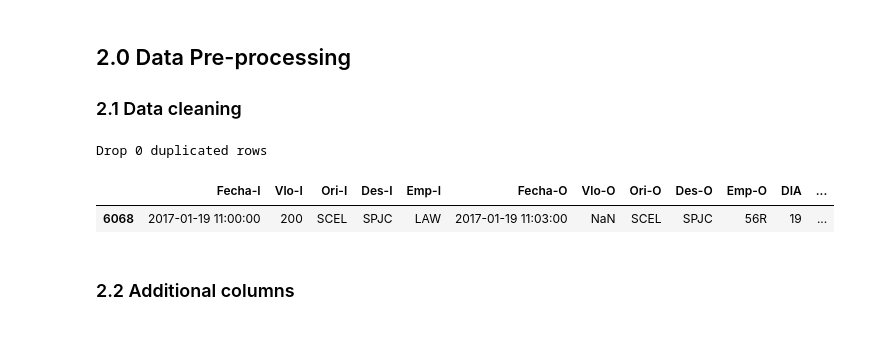
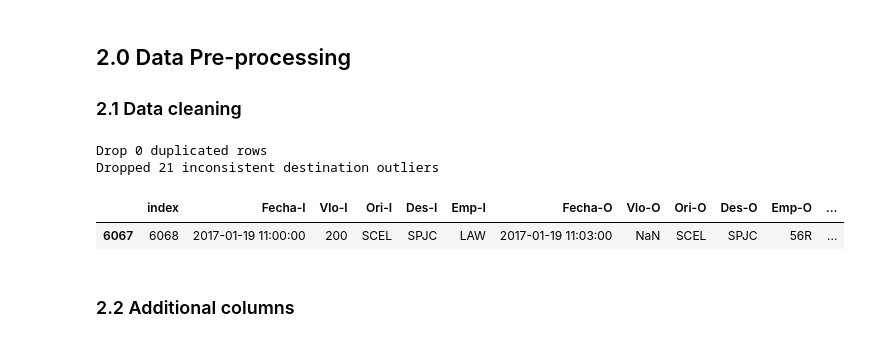
Before and after one commit to jojo-1998/Challenge-Data-Scientist---Wen-Li, a Jupyter notebook: solution.ipynb, the cells around one changed output. Drawn from its saved outputs; the diff is of its cells as text; code cells hidden in the pictures.

```diff
--- a/solution.ipynb
+++ b/solution.ipynb
@@ -41,41 +61,49 @@ df = raw_df.drop_duplicates()
 if develop_flag:
     print("Drop {} duplicated rows".format(raw_df.shape[0]-df.shape[0]))
 ## 2.1.2 Check and fix structural errors if there are any
-
-## TODO: Remove this part and Add these part in README
-### Standardize capitalization good
-### Clear formatting
+### Destination consistent
 city_to_code = {}
 for city in set(df["SIGLADES"]):
     city_to_code[city] = set(df[df["SIGLADES"]==city]["Des-O"])
 code_to_city = {}
 for code in set(df["Des-O"]):
     code_to_city[code] = set(df[df["Des-O"]==code]["SIGLADES"])
+inconsistent_code = list(df[df["Des-O"]!=df["Des-I"]].index)
+removed_lst = []
+for index in inconsistent_code:
+    des_o = list(df[index:index+1]["Des-O"])[0]
+    des_i = list(df[index:index+1]["Des-I"])[0]
+    if (des_o not in code_to_city or des_i not in code_to_city or code_to_city[des_o] != code_to_city[des_i]):
+        removed_lst.append(index)
+df = df.drop(index=removed_lst).reset_index()
+print("Dropped {} inconsistent destination outliers".format(len(removed_lst)))
+
 ### Check whether the code is only point one single Cinty
 if develop_flag:
     for code in code_to_city:
         if len(code_to_city[code]) > 1:
             print(code, code_to_city[code])
 
 ### Convert data type
 df["Fecha-I"] = pd.to_datetime(df["Fecha-I"])
 df["Fecha-O"] = pd.to_datetime(df["Fecha-O"])
 
 ## 2.1.3 Handle missing data
 ## TODO: Remove this part and Add these part in README
 if develop_flag:
     missing_col = []
     for column in df.columns:
         if df[column].isnull().values.any():
             missing_col.append(column)
     for column in missing_col:
         display(df[df[column].isna()])
 
 df.loc[df["Vlo-O"].isna(),"Vlo-O"] = df[df["Vlo-O"].isna()]["Vlo-I"]
 # %% [output]
 Drop 0 duplicated rows
+Dropped 21 inconsistent destination outliers
-|  | Fecha-I | Vlo-I | Ori-I | Des-I | Emp-I | Fecha-O | Vlo-O | Ori-O | Des-O | Emp-O | DIA | ... |
-| 6068 | 2017-01-19 11:00:00 | 200 | SCEL | SPJC | LAW | 2017-01-19 11:03:00 | NaN | SCEL | SPJC | 56R | 19 | ... |
+|  | index | Fecha-I | Vlo-I | Ori-I | Des-I | Emp-I | Fecha-O | Vlo-O | Ori-O | Des-O | Emp-O | ... |
+| 6067 | 6068 | 2017-01-19 11:00:00 | 200 | SCEL | SPJC | LAW | 2017-01-19 11:03:00 | NaN | SCEL | SPJC | 56R | ... |
 # %% [markdown]
 ### 2.2 Additional columns
 # %%
```
Also changed, not shown: parts of 35 cells of this notebook.
